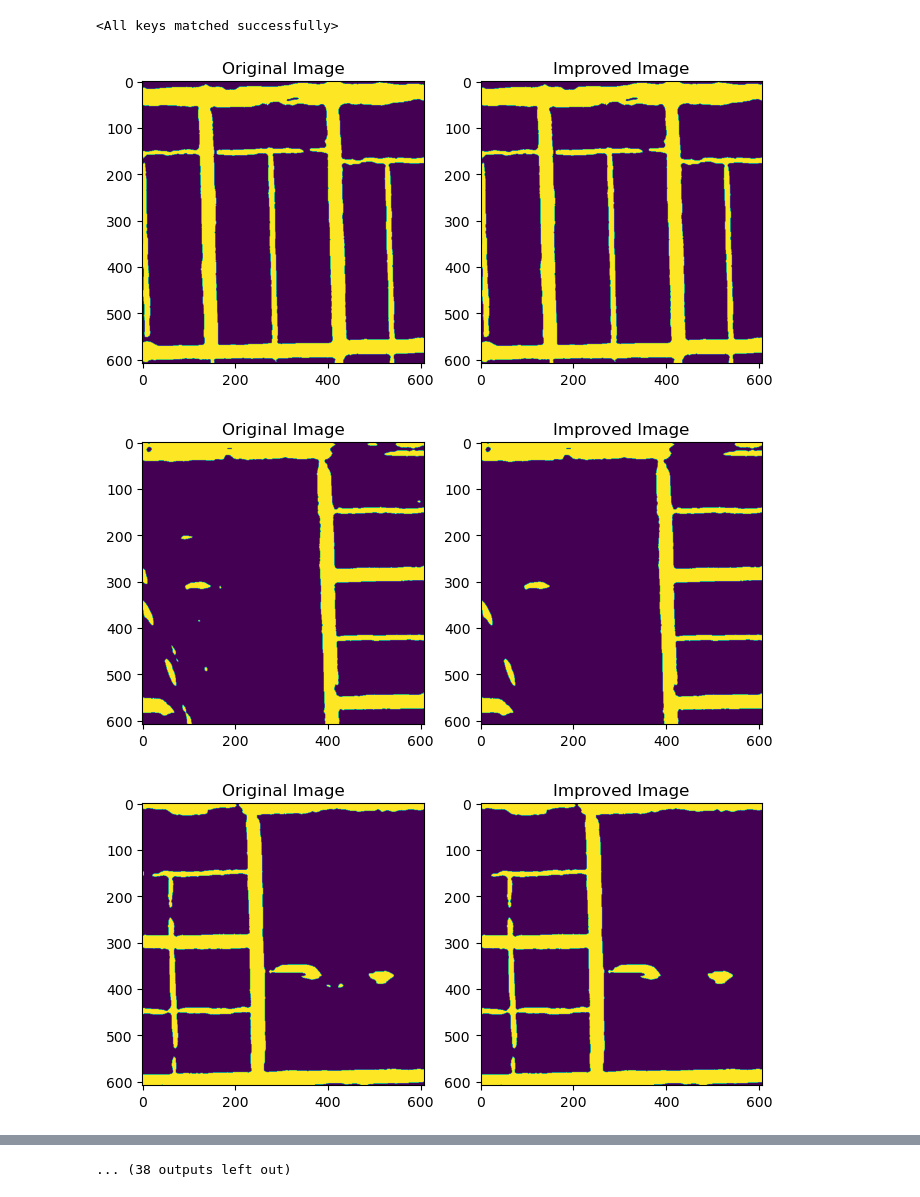
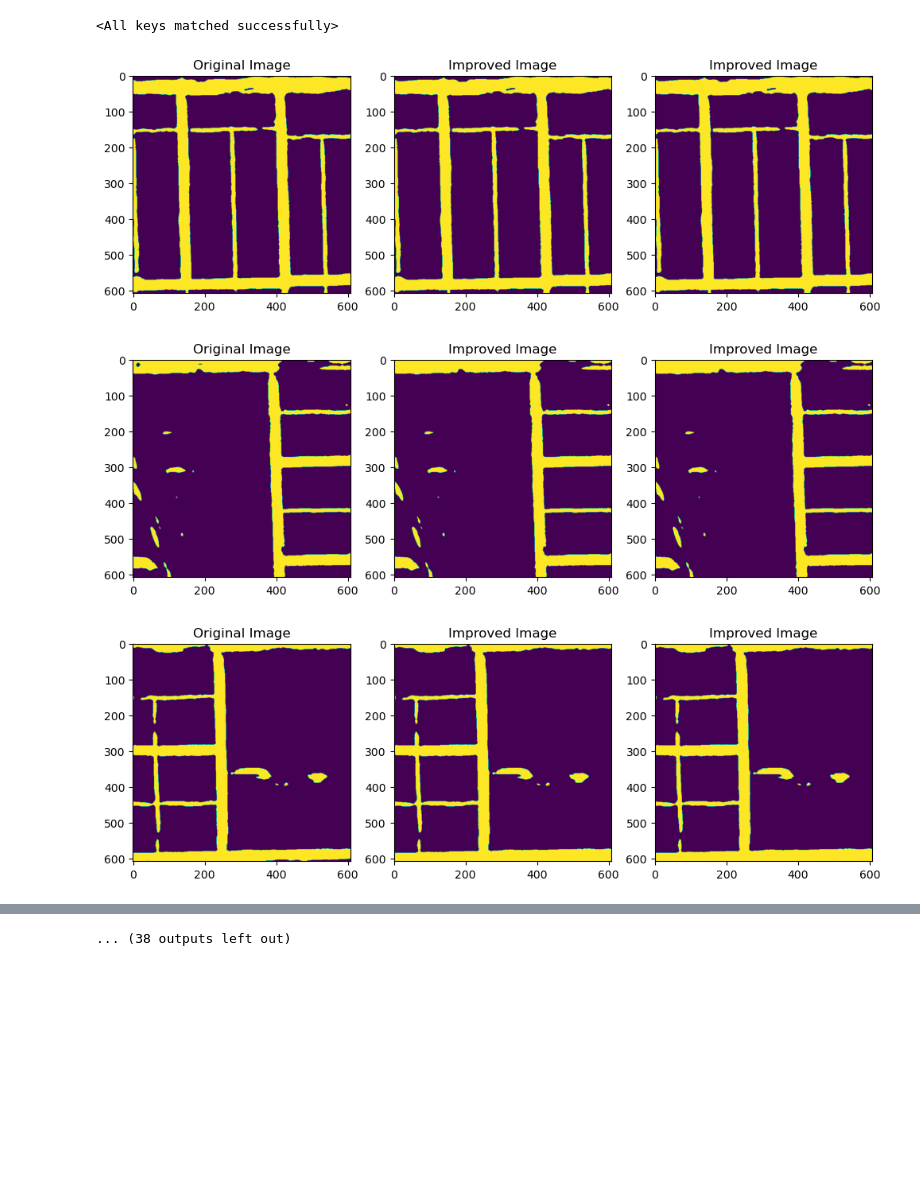
Before and after one commit to CS-433/ml-project-2-libtrip, a Jupyter notebook: training_with_uNet.ipynb, the cells around one changed output, grey strips where cells are left out. Drawn from its saved outputs; the diff is of its cells as text; code cells hidden in the pictures; blank space fills up the shorter version.

```diff
--- a/training_with_uNet.ipynb
+++ b/training_with_uNet.ipynb
@@ -167,5 +398,3 @@ test_loader = DataLoader(
     num_workers=WORKERS,
     pin_memory=pin_memory,
 )
-# %%
-predictions_path= 'predictions/'
@@ -214,5 +458,5 @@ process_images('predictions/','improved_preds')
 # %%
-image_names = [f for f in os.listdir('improved_preds') if f.endswith(('.png', '.jpg', '.jpeg'))]
+image_names = [f for f in os.listdir('improved_more') if f.endswith(('.png', '.jpg', '.jpeg'))]
 # %%
 filenames= list()
 for name in image_names:
@@ -224,28 +468,33 @@ masks_to_submission('submission.csv', *filenames)
 # %%
 import matplotlib.pyplot as plt
 
 # Plot each pair of images
 for image_file in image_names:
     # Load the original image from 'predictions' folder
     predictions_path = os.path.join('predictions/', image_file)
+    improved_preds_path = os.path.join('improved_preds/', image_file)
+    improved_more_path = os.path.join('improved_more/', image_file)
+
     original_image = Image.open(predictions_path)
-
-    # Load the improved image from 'improved_preds' folder
-    improved_preds_path = os.path.join('improved_preds/', image_file)
     improved_image = Image.open(improved_preds_path)
+    improved_more= Image.open(improved_more_path)
 
     # Plot the images side by side
-    plt.figure(figsize=(8, 4))
-    plt.subplot(1, 2, 1)
+    plt.figure(figsize=(12, 7))
+    plt.subplot(1, 3, 1)
     plt.imshow(original_image)
     plt.title('Original Image')
 
-    plt.subplot(1, 2, 2)
+    plt.subplot(1, 3, 2)
+    plt.imshow(improved_image)
+    plt.title('Improved Image')
+
+    plt.subplot(1, 3, 3)
     plt.imshow(improved_image)
     plt.title('Improved Image')
 
     plt.show()
 # %% [output]
-[figure, old version]
+[figure, new version]
-[figure, old version]
+[figure, new version]
-[figure, old version]
+[figure, new version]
```
Also changed, not shown: parts of 46 cells of this notebook, 55 other files.
